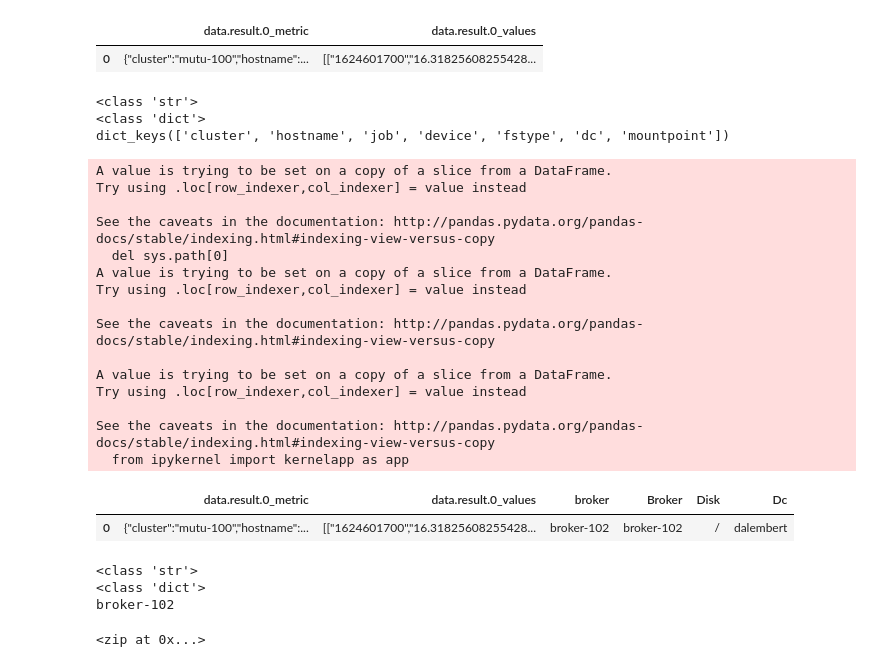
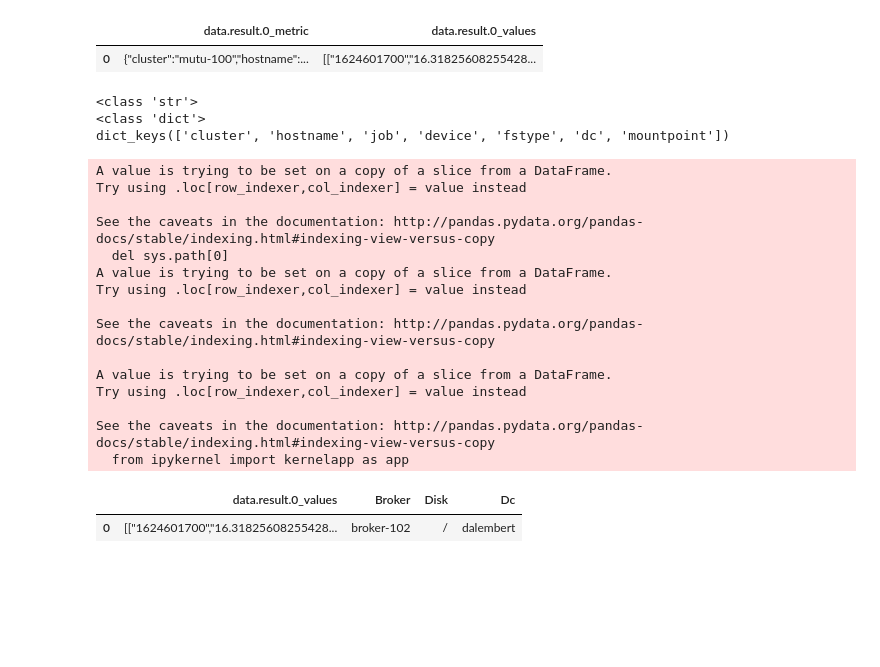
Before and after one commit to totogs/dataiku_test4, a Jupyter notebook: ipython_notebooks/notebook editor for compute_good_columns.ipynb, the cells around one changed output. Saved outputs shown, nothing was run; the diff lists cells and outputs as text; code cells hidden in the pictures; blank space fills up the shorter version.

```diff
--- a/ipython_notebooks/notebook editor for compute_good_columns.ipynb
+++ b/ipython_notebooks/notebook editor for compute_good_columns.ipynb
@@ -64,49 +64,33 @@ for key, value in df0["data.result.0_metric"].items():
     print(type(dict))
     print(dict.keys())
 
 
 
 
 df0['Broker'] = dict.get("hostname")
 df0['Disk'] = dict.get("mountpoint")
 df0['Dc'] = dict.get("dc")
+df0 = df0.drop(['data.result.0_metric'], axis=1)
 
 df0.head()
 # %% [output]
 <class 'str'>
 <class 'dict'>
 dict_keys(['cluster', 'hostname', 'job', 'device', 'fstype', 'dc', 'mountpoint'])
 A value is trying to be set on a copy of a slice from a DataFrame.
 Try using .loc[row_indexer,col_indexer] = value instead
 
 See the caveats in the documentation: http://pandas.pydata.org/pandas-docs/stable/indexing.html#indexing-view-versus-copy
   del sys.path[0]
 A value is trying to be set on a copy of a slice from a DataFrame.
 Try using .loc[row_indexer,col_indexer] = value instead
 
 See the caveats in the documentation: http://pandas.pydata.org/pandas-docs/stable/indexing.html#indexing-view-versus-copy
 
 A value is trying to be set on a copy of a slice from a DataFrame.
 Try using .loc[row_indexer,col_indexer] = value instead
 
 See the caveats in the documentation: http://pandas.pydata.org/pandas-docs/stable/indexing.html#indexing-view-versus-copy
   from ipykernel import kernelapp as app
-|  | data.result.0_metric | data.result.0_values | broker | Broker | Disk | Dc |
-| 0 | {"cluster":"mutu-100","hostname":... | [["1624601700","16.31825608255428... | broker-102 | broker-102 | / | dalembert |
+|  | data.result.0_values | Broker | Disk | Dc |
+| 0 | [["1624601700","16.31825608255428... | broker-102 | / | dalembert |
-# %%
-for key, value in df0["data.result.0_metric"].items():
-
-    # The value is understand as a string so we have to cast it as an dict
-
-    print(type(value))
-    dict = json.loads(value)
-    print(type(dict))
-    print(dict.get("hostname"))
-# %% [output]
-<class 'str'>
-<class 'dict'>
-broker-102
-# %%
-dict.items()
-# %% [output]
-<zip at 0x...>
```
Also changed, not shown: parts of 4 cells of this notebook.
